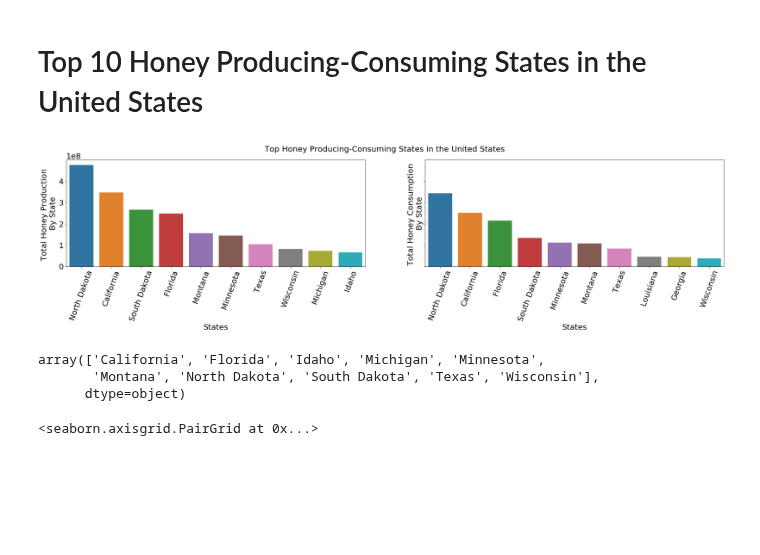
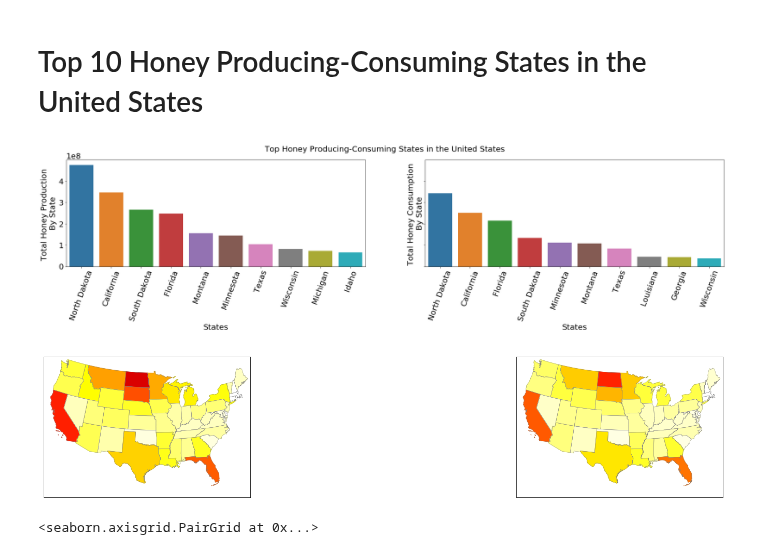
Before and after one commit to sominw/Kaggle, a Jupyter notebook: HoneyProductionDataset/HoneyProductionViz.ipynb, the cells around one changed output. Saved outputs shown, nothing was run; the diff lists cells and outputs as text; code cells hidden in the pictures; blank space fills up the shorter version.

Commit message:
Plotted Geographicall Prod-Consumption States

```diff
--- a/HoneyProductionDataset/HoneyProductionViz.ipynb
+++ b/HoneyProductionDataset/HoneyProductionViz.ipynb
@@ -142,25 +145,86 @@ from mpl_toolkits.basemap import Basemap as bm
 # %%
 top10_states_by_production = data[['state','total_production']].groupby('state').sum().sort_values(by='total_production', ascending=False).head(10).reset_index()
 top10_states_by_consumption = data[['state','consumption']].groupby('state').sum().sort_values(by='consumption', ascending=False).head(10).reset_index()
 
-f, (ax1, ax2) = plt.subplots(1,2, figsize = (30,5), sharey=True)
+f, (ax1,ax2) = plt.subplots(1,2, figsize = (30,5), sharey=True)
 
 plt.suptitle("Top Honey Producing-Consuming States in the United States")
 sns.barplot(data=top10_states_by_production, x='state', y='total_production', ax=ax1)
 ax1.set(xlabel='States', ylabel='Total Honey Production \nBy State')
 sns.barplot(data=top10_states_by_consumption, x='state', y='consumption', ax=ax2)
 ax2.set(xlabel='States', ylabel='Total Honey Consumption \nBy State')
 plt.setp(ax1.xaxis.get_majorticklabels(), rotation=70)
 plt.setp(ax2.xaxis.get_majorticklabels(), rotation=70)
 plt.show()
+
+f, (ax1,ax2) = plt.subplots(1,2, figsize = (30,5))
+
+states_production = data[['state','total_production']].groupby('state').sum().sort_values(by='total_production', ascending=False).reset_index()
+states_production_dict = dict(zip(states_production.state, states_production.total_production))
+
+m = Basemap(llcrnrlon=-119,llcrnrlat=20,urcrnrlon=-64,urcrnrlat=49,
+            projection='lcc',lat_1=33,lat_2=45,lon_0=-95, ax=ax1)
+
+shp_info = m.readshapefile('st99_d00','states',drawbounds=True,
+                           linewidth=0.45,color='gray')
+colors={}
+statenames=[]
+cmap = plt.cm.hot_r
+vmin = 0; vmax = 1000000000
+norm = Normalize(vmin=vmin, vmax=vmax)
+for shapedict in m.states_info:
+    statename = shapedict['NAME']
+    # skip DC and Puerto Rico.
+    if statename not in ['District of Columbia','Puerto Rico','Alaska',
+                         'New Hampshire','Massachusetts','Connecticut',
+                        'Rhode Island','Delaware']:
+        pop = states_production_dict[statename]
+        colors[statename] = cmap(np.sqrt((pop-vmin)/(vmax-vmin)))[:3]
+    statenames.append(statename)
+
+for nshape,seg in enumerate(m.states):
+    if statenames[nshape] not in ['District of Columbia','Puerto Rico','Alaska',
+                         'New Hampshire','Massachusetts','Connecticut',
+                        'Rhode Island','Delaware']:
+        color = rgb2hex(colors[statenames[nshape]])
+        poly = Polygon(seg,facecolor=color,edgecolor=color)
+        ax1.add_patch(poly)
+
+
+states_consumption = data[['state','consumption']].groupby('state').sum().sort_values(by='consumption', ascending=False).reset_index()
+states_consumption_dict = dict(zip(states_consumption.state, states_consumption.consumption))
+
+m = Basemap(llcrnrlon=-119,llcrnrlat=20,urcrnrlon=-64,urcrnrlat=49,
+            projection='lcc',lat_1=33,lat_2=45,lon_0=-95, ax=ax2)
+
+shp_info = m.readshapefile('st99_d00','states',drawbounds=True,
+                           linewidth=0.45,color='gray')
+
+colors={}
+statenames=[]
+cmap = plt.cm.hot_r
+vmin = 0; vmax = 1000000000
+norm = Normalize(vmin=vmin, vmax=vmax)
+for shapedict in m.states_info:
+    statename = shapedict['NAME']
+    # skip DC and Puerto Rico.
+    if statename not in ['District of Columbia','Puerto Rico','Alaska',
+                         'New Hampshire','Massachusetts','Connecticut',
+                        'Rhode Island','Delaware']:
+        pop = states_consumption_dict[statename]
+        colors[statename] = cmap(np.sqrt((pop-vmin)/(vmax-vmin)))[:3]
+    statenames.append(statename)
+
+for nshape,seg in enumerate(m.states):
+    if statenames[nshape] not in ['District of Columbia','Puerto Rico','Alaska',
+                         'New Hampshire','Massachusetts','Connecticut',
+                        'Rhode Island','Delaware']:
+        color = rgb2hex(colors[statenames[nshape]])
+        poly = Polygon(seg,facecolor=color,edgecolor=color)
+        ax2.add_patch(poly)
+
+plt.show()
 # %% [output]
 [figure]
+[figure, added]
-# %%
-most_honey_producing_states = list(top10_states_by_production.state.values)
-data_topProd_states = data.loc[data['state'].isin(most_honey_producing_states)]
-data_topProd_states.state.unique()
-# %% [output]
-array(['California', 'Florida', 'Idaho', 'Michigan', 'Minnesota',
-       'Montana', 'North Dakota', 'South Dakota', 'Texas', 'Wisconsin'],
-      dtype=object)
 # %%
```
Also changed, not shown: parts of 5 cells of this notebook.
